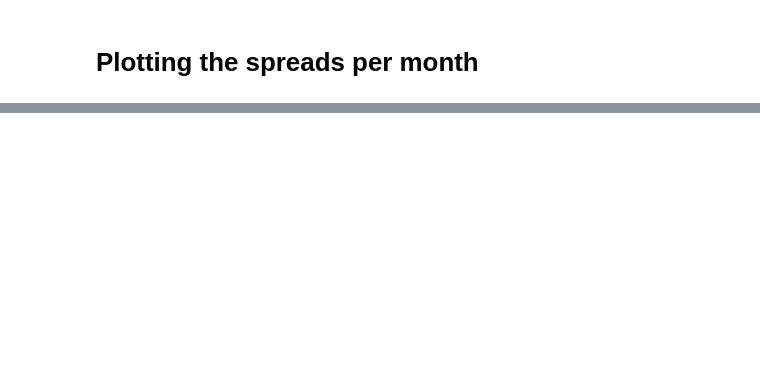
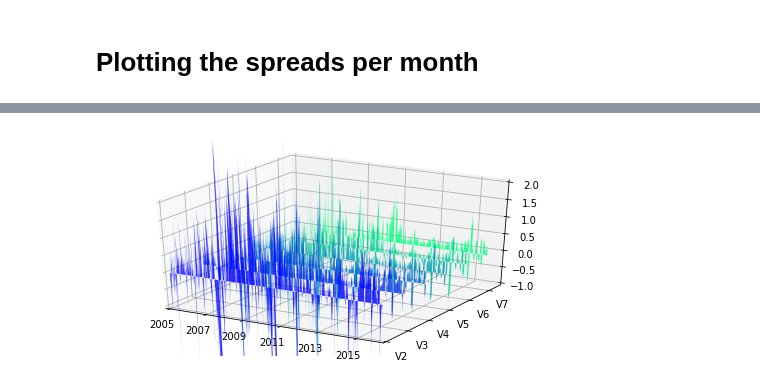
Before and after one commit to leyhline/vix-term-structure, a Jupyter notebook: futureswise.ipynb, the cells around one changed output, grey strips where cells are left out. Cells and saved outputs as stored; diff of their text form; code cells hidden in the pictures; blank space fills up the shorter version.

```diff
--- a/futureswise.ipynb
+++ b/futureswise.ipynb
@@ -665,0 +728,27 @@ Int64Index([2006, 2006, 2007, 2007, 2007, 2007, 2007, 2007, 2007, 2007,
+# %%
+fig = plt.figure(figsize=(8, 4))
+ax = fig.gca(projection='3d')
+xs = np.arange(len(spread_ts))
+zs = np.arange(6)
+verts = []
+xm_settle_3dplot = spread_ts.copy()
+xm_settle_3dplot.index = xs
+for z in zs:
+    ys = xm_settle_3dplot.iloc[:,int(z)].fillna(0)
+    ys.iloc[0] = 0
+    ys.iloc[-1] = 0
+    verts.append(list(zip(ys.index.values, ys.values)))
+poly = PolyCollection(verts, linewidth=2.0, facecolors=[cm.winter(i, 0.8) for i in  np.linspace(0, 1, 6)])
+ax.add_collection3d(poly, zs=zs, zdir='y')
+
+ax.set_xlim3d(0, len(spread_ts))
+#ax.set_xticks([(spread_ts.index.year == year).argmax() for year in spread_ts.index.year.unique()[1::2]])
+ax.set_xticklabels(spread_ts.index.year.unique()[1::2])
+ax.set_ylim3d(0.0, 5.5)
+ax.set_yticklabels(["V2", "V3", "V4", "V5", "V6", "V7"])
+ax.set_zlim3d(-1, 2)
+
+#plt.savefig("termstructures.pdf", format="pdf", bbox_inches="tight", dpi=300)
+plt.show()
+# %% [output]
+[figure, added]
```
Also changed, not shown: parts of 11 cells of this notebook, 3 other files.
